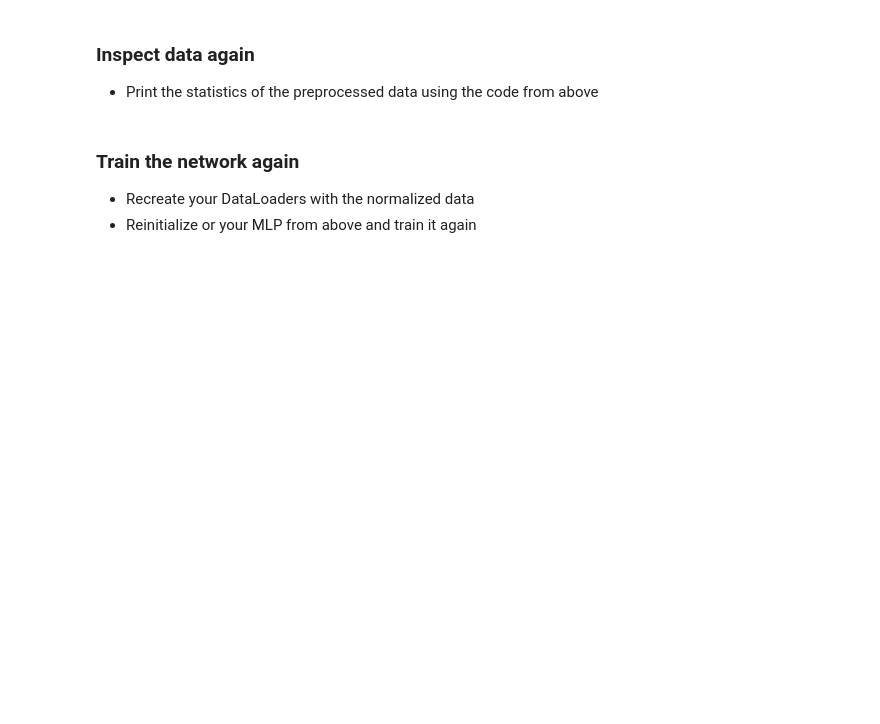
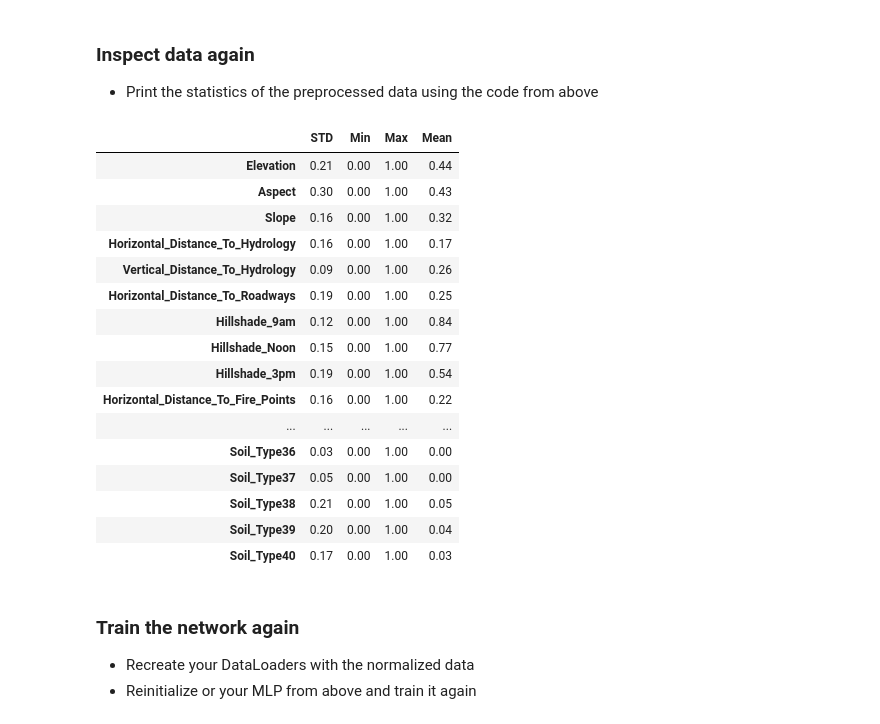
Before and after one commit to Gruppe3VDL/Gruppe3VDLws2019, a Jupyter notebook: exercise1/exercise_1.ipynb, the cells around one changed output. Saved outputs shown, nothing was run; the diff lists cells and outputs as text; code cells hidden in the pictures; blank space fills up the shorter version.

```diff
--- a/exercise1/exercise_1.ipynb
+++ b/exercise1/exercise_1.ipynb
@@ -324,14 +401,32 @@ x_test= preprocessing.scale(x_test)
 # %%
 pd.options.display.float_format = '{:.2f}'.format
 stats = pd.DataFrame(columns=[])
 
 # Compute the values for each column
-stats.insert(0, 'STD', df.std(axis = 0))
-stats.insert(1, 'Min', df.min(axis = 0))
-stats.insert(2, 'Max', df.max(axis = 0))
-stats.insert(3, 'Mean', df.mean(axis = 0))
+stats.insert(0, 'STD', new_df.std(axis = 0))
+stats.insert(1, 'Min', new_df.min(axis = 0))
+stats.insert(2, 'Max', new_df.max(axis = 0))
+stats.insert(3, 'Mean', new_df.mean(axis = 0))
 
 display(stats)
+# %% [output]
+|  | STD | Min | Max | Mean |
+| Elevation | 0.21 | 0.00 | 1.00 | 0.44 |
+| Aspect | 0.30 | 0.00 | 1.00 | 0.43 |
+| Slope | 0.16 | 0.00 | 1.00 | 0.32 |
+| Horizontal_Distance_To_Hydrology | 0.16 | 0.00 | 1.00 | 0.17 |
+| Vertical_Distance_To_Hydrology | 0.09 | 0.00 | 1.00 | 0.26 |
+| Horizontal_Distance_To_Roadways | 0.19 | 0.00 | 1.00 | 0.25 |
+| Hillshade_9am | 0.12 | 0.00 | 1.00 | 0.84 |
+| Hillshade_Noon | 0.15 | 0.00 | 1.00 | 0.77 |
+| Hillshade_3pm | 0.19 | 0.00 | 1.00 | 0.54 |
+| Horizontal_Distance_To_Fire_Points | 0.16 | 0.00 | 1.00 | 0.22 |
+| ... | ... | ... | ... | ... |
+| Soil_Type36 | 0.03 | 0.00 | 1.00 | 0.00 |
+| Soil_Type37 | 0.05 | 0.00 | 1.00 | 0.00 |
+| Soil_Type38 | 0.21 | 0.00 | 1.00 | 0.05 |
+| Soil_Type39 | 0.20 | 0.00 | 1.00 | 0.04 |
+| Soil_Type40 | 0.17 | 0.00 | 1.00 | 0.03 |
 # %% [markdown]
 ### Train the network again
 - Recreate your DataLoaders with the normalized data
```
Also changed, not shown: parts of 12 cells of this notebook.
